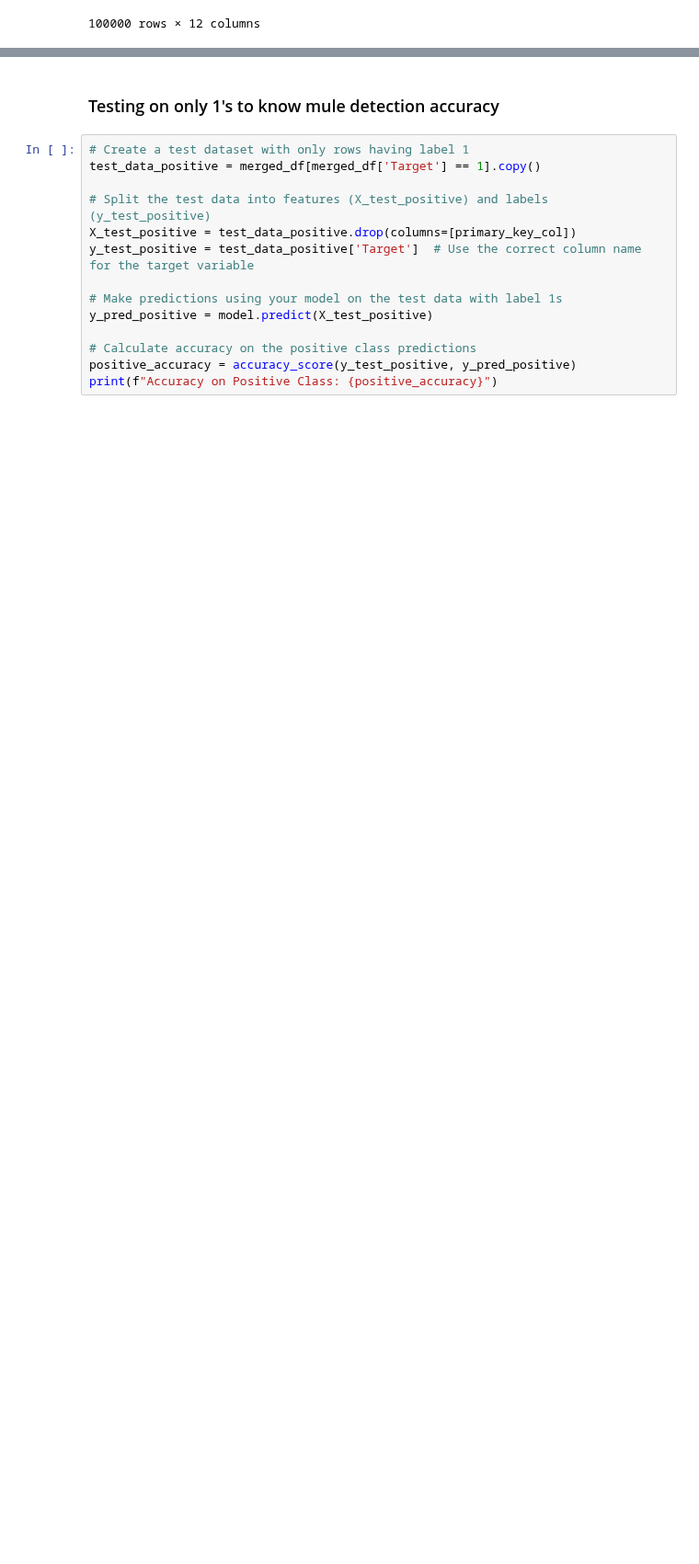
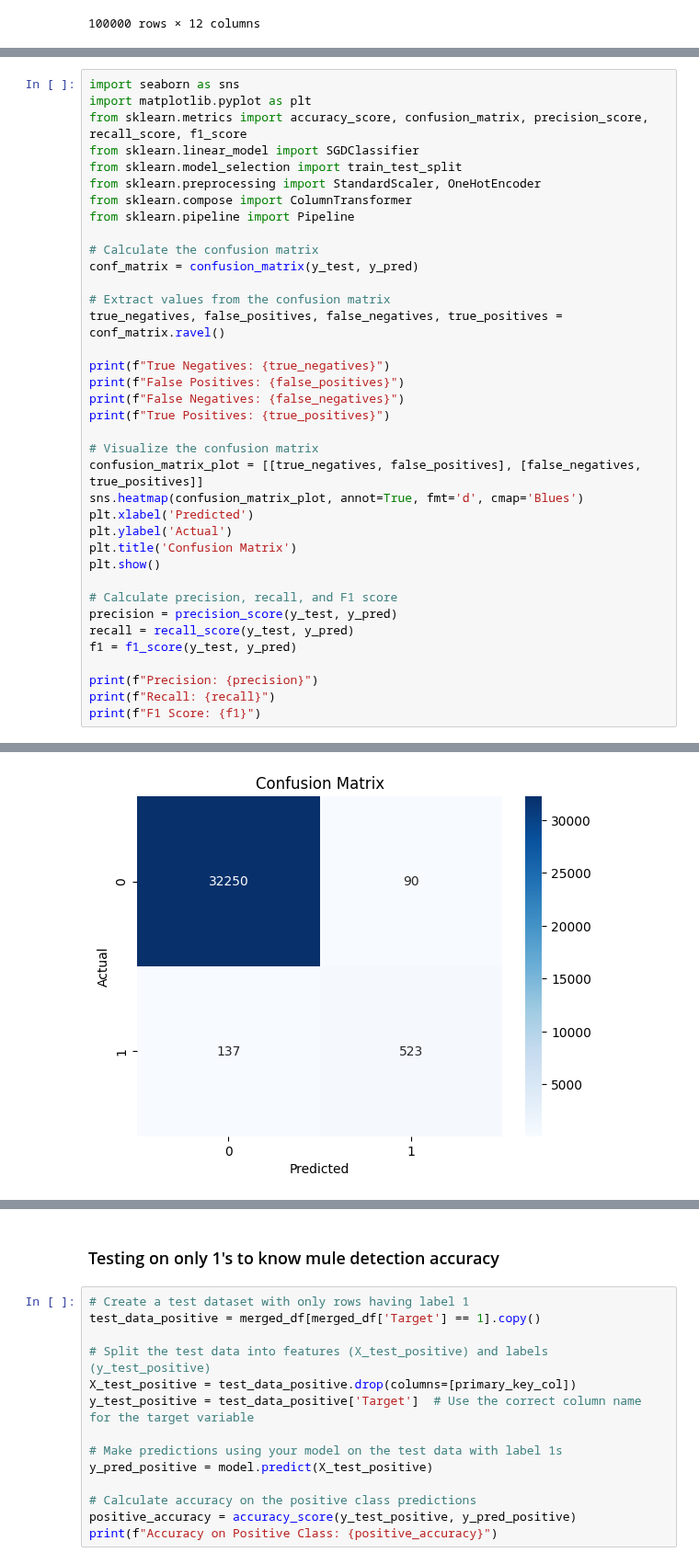
Before and after one commit to parth1egend/Convolve_Round2, a Jupyter notebook: code.ipynb, the cells around one changed output, grey strips where cells are left out. Shown at 92% size. Drawn from its saved outputs; the diff is of its cells as text; blank space fills up the shorter version.

Commit message:
Added models in python notebook

```diff
--- a/code.ipynb
+++ b/code.ipynb
@@ -612,0 +611,38 @@ Our model stats : 0.013969696969696965
+# %%
+import seaborn as sns
+import matplotlib.pyplot as plt
+from sklearn.metrics import accuracy_score, confusion_matrix, precision_score, recall_score, f1_score
+from sklearn.linear_model import SGDClassifier
+from sklearn.model_selection import train_test_split
+from sklearn.preprocessing import StandardScaler, OneHotEncoder
+from sklearn.compose import ColumnTransformer
+from sklearn.pipeline import Pipeline
+
+# Calculate the confusion matrix
+conf_matrix = confusion_matrix(y_test, y_pred)
+
+# Extract values from the confusion matrix
+true_negatives, false_positives, false_negatives, true_positives = conf_matrix.ravel()
+
+print(f"True Negatives: {true_negatives}")
+print(f"False Positives: {false_positives}")
+print(f"False Negatives: {false_negatives}")
+print(f"True Positives: {true_positives}")
+
+# Visualize the confusion matrix
+confusion_matrix_plot = [[true_negatives, false_positives], [false_negatives, true_positives]]
+sns.heatmap(confusion_matrix_plot, annot=True, fmt='d', cmap='Blues')
+plt.xlabel('Predicted')
+plt.ylabel('Actual')
+plt.title('Confusion Matrix')
+plt.show()
+
+# Calculate precision, recall, and F1 score
+precision = precision_score(y_test, y_pred)
+recall = recall_score(y_test, y_pred)
+f1 = f1_score(y_test, y_pred)
+
+print(f"Precision: {precision}")
+print(f"Recall: {recall}")
+print(f"F1 Score: {f1}")
+# %% [output]
@@ -612,0 +653 @@ Our model stats : 0.013969696969696965
+[figure, added]
```
Also changed, not shown: parts of 58 cells of this notebook.
